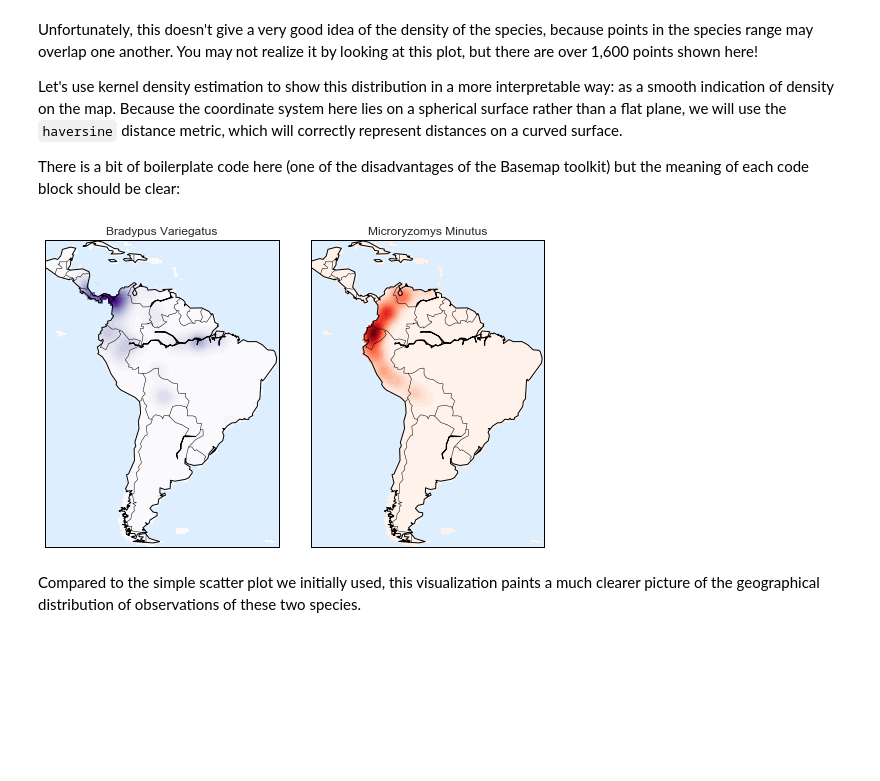
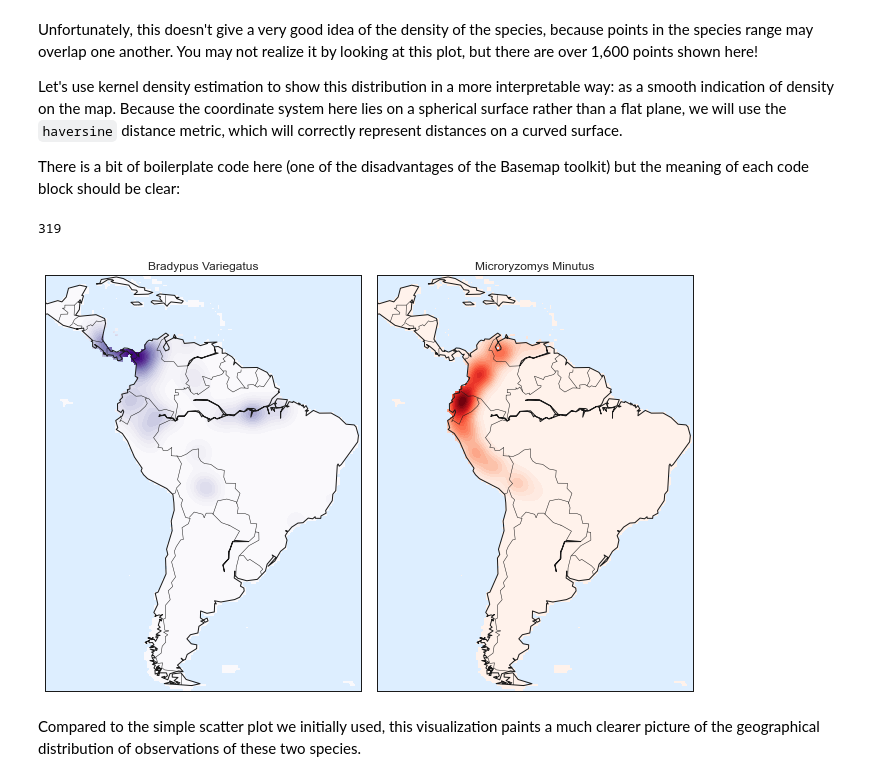
Before and after one commit to Mar111tiN/PythonDataScienceHandbook, a Jupyter notebook: notebooks/05.13-Kernel-Density-Estimation.ipynb, the cells around one changed output. Cells and saved outputs as stored; diff of their text form; code cells hidden in the pictures; blank space fills up the shorter version.

```diff
--- a/notebooks/05.13-Kernel-Density-Estimation.ipynb
+++ b/notebooks/05.13-Kernel-Density-Estimation.ipynb
@@ -34,10 +34,12 @@ A histogram divides the data into discrete bins, counts the number of points tha
 
 For example, let's create some data that is drawn from two normal distributions:
 # %%
-def make_data(N, f=0.3, rseed=1):
+def make_data(N, fraction=0.3, rseed=1):
     rand = np.random.RandomState(rseed)
+    # get random numbers spread around 0
     x = rand.randn(N)
-    x[int(f * N):] += 5
+    # for a fraction (1-f), get random numbers spread around 5
+    x[int(fraction * N):] += 5
     return x
 
 x = make_data(1000)
@@ -71,7 +76,7 @@ fig, ax = plt.subplots(1, 2, figsize=(12, 4),
                                    'ylim':(-0.02, 0.3)})
 fig.subplots_adjust(wspace=0.05)
 for i, offset in enumerate([0.0, 0.6]):
-    ax[i].hist(x, bins=bins + offset, normed=True)
-    ax[i].plot(x, np.full_like(x, -0.01), '|k',
+    _ = ax[i].hist(x, bins=bins + offset, density=True)
+    _ = ax[i].plot(x, np.full_like(x, -0.01), '|k',
                markeredgewidth=1)
 # %% [output]
@@ -177,12 +205,12 @@ With this in mind, the ``KernelDensity`` estimator in Scikit-Learn is designed s
 Here we will use ``GridSearchCV`` to optimize the bandwidth for the preceding dataset.
 Because we are looking at such a small dataset, we will use leave-one-out cross-validation, which minimizes the reduction in training set size for each cross-validation trial:
 # %%
-from sklearn.grid_search import GridSearchCV
-from sklearn.cross_validation import LeaveOneOut
+from sklearn.model_selection import GridSearchCV
+from sklearn.model_selection import LeaveOneOut
 
 bandwidths = 10 ** np.linspace(-1, 1, 100)
 grid = GridSearchCV(KernelDensity(kernel='gaussian'),
                     {'bandwidth': bandwidths},
-                    cv=LeaveOneOut(len(x)))
+                    cv=LeaveOneOut())
 grid.fit(x[:, None]);
 # %% [markdown]
@@ -193,0 +218,11 @@ grid.best_params_
+# %%
+grid.best_params_
+kde = grid.best_estimator_
+_ = kde.fit(x[:, None])
+
+# score_samples returns the log of the probability density
+log_probability = kde.score_samples(x_d[:, None])
+
+_ = plt.fill_between(x_d, np.exp(log_probability), alpha=0.5)
+_ = plt.plot(x, np.full_like(x, -0.01), '|k', markeredgewidth=1)
+_ = plt.ylim(-0.02, 0.22)
@@ -243,45 +281,49 @@ Let's use kernel density estimation to show this distribution in a more interpre
 Because the coordinate system here lies on a spherical surface rather than a flat plane, we will use the ``haversine`` distance metric, which will correctly represent distances on a curved surface.
 
 There is a bit of boilerplate code here (one of the disadvantages of the Basemap toolkit) but the meaning of each code block should be clear:
+# %%
+X.shape[0]
+# %% [output]
+319
 # %%
 # Set up the data grid for the contour plot
 X, Y = np.meshgrid(xgrid[::5], ygrid[::5][::-1])
 land_reference = data.coverages[6][::5, ::5]
 land_mask = (land_reference > -9999).ravel()
 xy = np.vstack([Y.ravel(), X.ravel()]).T
 xy = np.radians(xy[land_mask])
 
 # Create two side-by-side plots
-fig, ax = plt.subplots(1, 2)
+fig, ax = plt.subplots(1, 2, figsize=(10,10))
 fig.subplots_adjust(left=0.05, right=0.95, wspace=0.05)
 species_names = ['Bradypus Variegatus', 'Microryzomys Minutus']
 cmaps = ['Purples', 'Reds']
 
 for i, axi in enumerate(ax):
-    axi.set_title(species_names[i])
+    _ = axi.set_title(species_names[i])
 
     # plot coastlines with basemap
     m = Basemap(projection='cyl', llcrnrlat=Y.min(),
                 urcrnrlat=Y.max(), llcrnrlon=X.min(),
                 urcrnrlon=X.max(), resolution='c', ax=axi)
-    m.drawmapboundary(fill_color='#DDEEFF')
-    m.drawcoastlines()
-    m.drawcountries()
+    _ = m.drawmapboundary(fill_color='#DDEEFF')
+    _ = m.drawcoastlines()
+    _ = m.drawcountries()
 
     # construct a spherical kernel density estimate of the distribution
     kde = KernelDensity(bandwidth=0.03, metric='haversine')
-    kde.fit(np.radians(latlon[species == i]))
+    _ = kde.fit(np.radians(latlon[species == i]))
 
     # evaluate only on the land: -9999 indicates ocean
     Z = np.full(land_mask.shape[0], -9999.0)
     Z[land_mask] = np.exp(kde.score_samples(xy))
     Z = Z.reshape(X.shape)
 
     # plot contours of the density
     levels = np.linspace(0, Z.max(), 25)
-    axi.contourf(X, Y, Z, levels=levels, cmap=cmaps[i])
+    _ = axi.contourf(X, Y, Z, levels=levels, cmap=cmaps[i])
 # %% [output]
-[figure, old version]
+[figure, new version]
 # %% [markdown]
 Compared to the simple scatter plot we initially used, this visualization paints a much clearer picture of the geographical distribution of observations of these two species.
 # %% [markdown]
```
Also changed, not shown: parts of 22 cells of this notebook, 7 other files.
